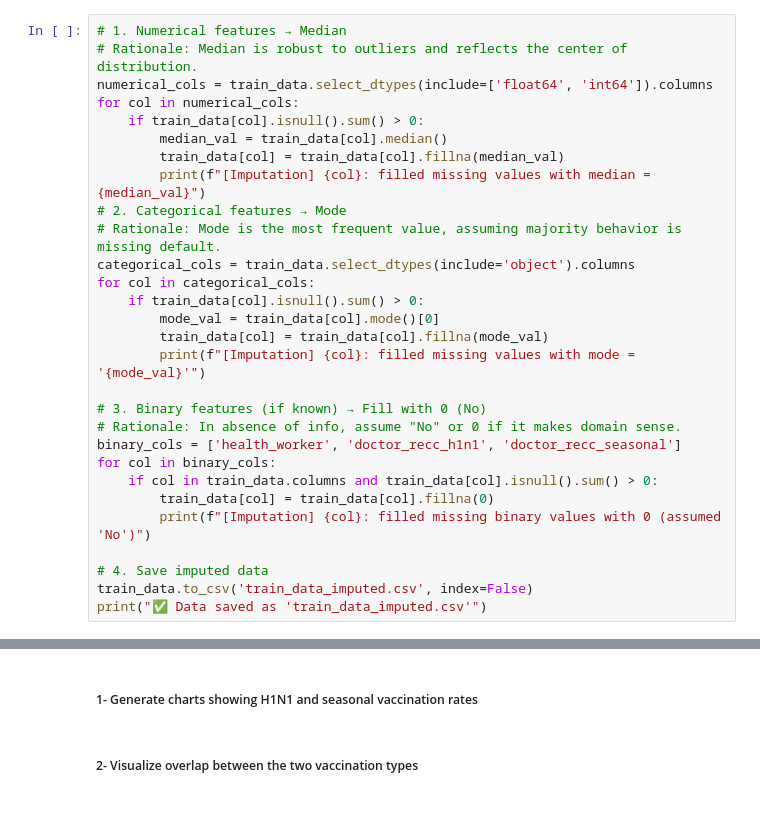
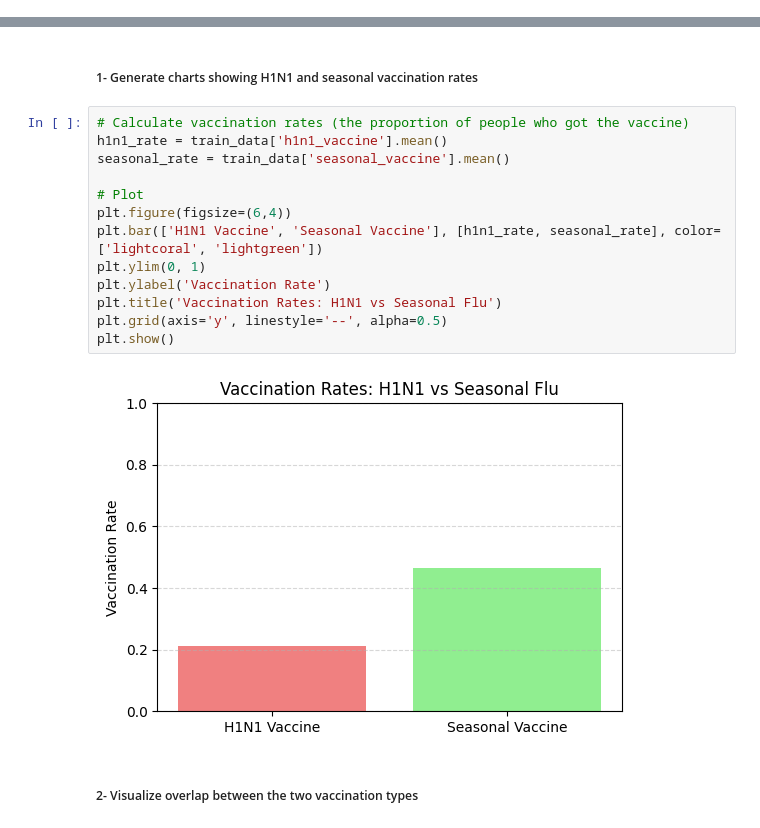
Before and after one commit to gulnamo01/Project-A_Data-Circle, a Jupyter notebook: notebooks/yahya_eda.ipynb, the cells around one changed output, grey strips where cells are left out. Cells and saved outputs as stored; diff of their text form.

```diff
--- a/notebooks/yahya_eda.ipynb
+++ b/notebooks/yahya_eda.ipynb
@@ -225,32 +225,3 @@ plt.xlabel('Features')
 plt.show()
 # %% [output]
 [figure]
-# %%
-# 1. Numerical features → Median
-# Rationale: Median is robust to outliers and reflects the center of distribution.
-numerical_cols = train_data.select_dtypes(include=['float64', 'int64']).columns
-for col in numerical_cols:
-    if train_data[col].isnull().sum() > 0:
-        median_val = train_data[col].median()
-        train_data[col] = train_data[col].fillna(median_val)
-        print(f"[Imputation] {col}: filled missing values with median = {median_val}")
-# 2. Categorical features → Mode
-# Rationale: Mode is the most frequent value, assuming majority behavior is missing default.
-categorical_cols = train_data.select_dtypes(include='object').columns
-for col in categorical_cols:
-    if train_data[col].isnull().sum() > 0:
-        mode_val = train_data[col].mode()[0]
-        train_data[col] = train_data[col].fillna(mode_val)
-        print(f"[Imputation] {col}: filled missing values with mode = '{mode_val}'")
-
-# 3. Binary features (if known) → Fill with 0 (No)
-# Rationale: In absence of info, assume "No" or 0 if it makes domain sense.
-binary_cols = ['health_worker', 'doctor_recc_h1n1', 'doctor_recc_seasonal']
-for col in binary_cols:
-    if col in train_data.columns and train_data[col].isnull().sum() > 0:
-        train_data[col] = train_data[col].fillna(0)
-        print(f"[Imputation] {col}: filled missing binary values with 0 (assumed 'No')")
-
-# 4. Save imputed data
-train_data.to_csv('train_data_imputed.csv', index=False)
-print("✅ Data saved as 'train_data_imputed.csv'")
@@ -513,5 +520,20 @@ Summary for outliers analysis:
 #### Ticket 1.3.1: Create visualizations for the distribution of target variables
 # %% [markdown]
 ##### 1- Generate charts showing H1N1 and seasonal vaccination rates
+# %%
+# Calculate vaccination rates (the proportion of people who got the vaccine)
+h1n1_rate = train_data['h1n1_vaccine'].mean()
+seasonal_rate = train_data['seasonal_vaccine'].mean()
+
+# Plot
+plt.figure(figsize=(6,4))
+plt.bar(['H1N1 Vaccine', 'Seasonal Vaccine'], [h1n1_rate, seasonal_rate], color=['lightcoral', 'lightgreen'])
+plt.ylim(0, 1)
+plt.ylabel('Vaccination Rate')
+plt.title('Vaccination Rates: H1N1 vs Seasonal Flu')
+plt.grid(axis='y', linestyle='--', alpha=0.5)
+plt.show()
+# %% [output]
+[figure, added]
 # %% [markdown]
 ##### 2- Visualize overlap between the two vaccination types
```
Also changed, not shown: parts of 25 cells of this notebook, 1 other file.
